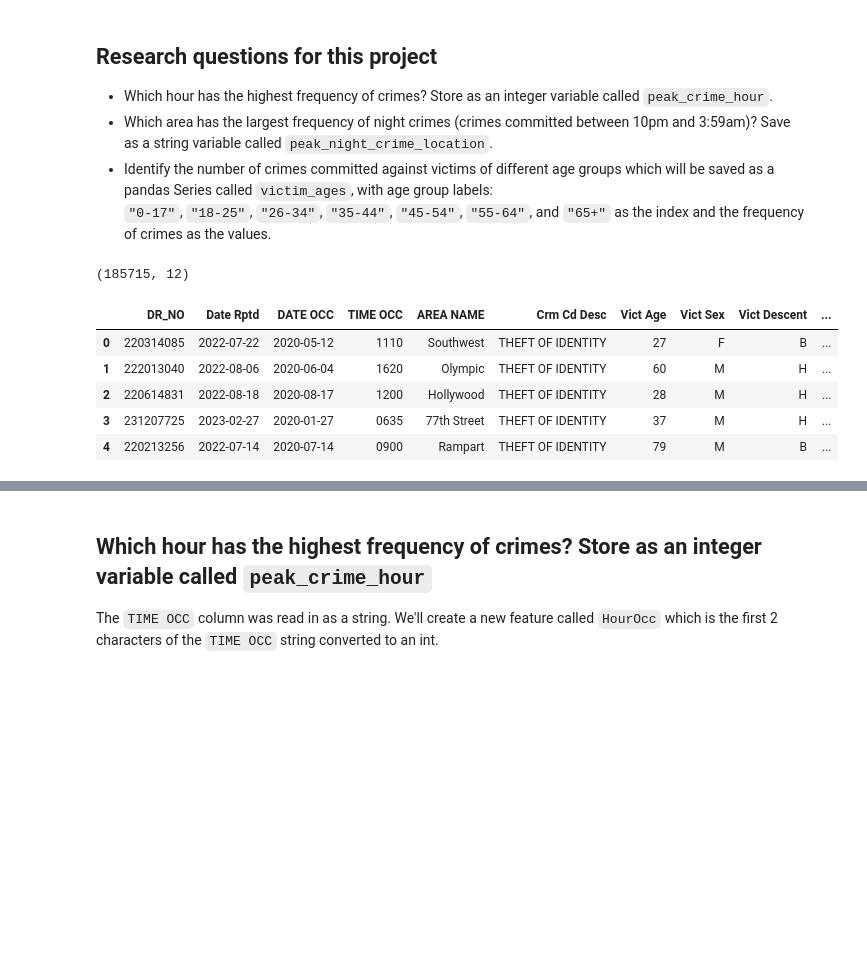
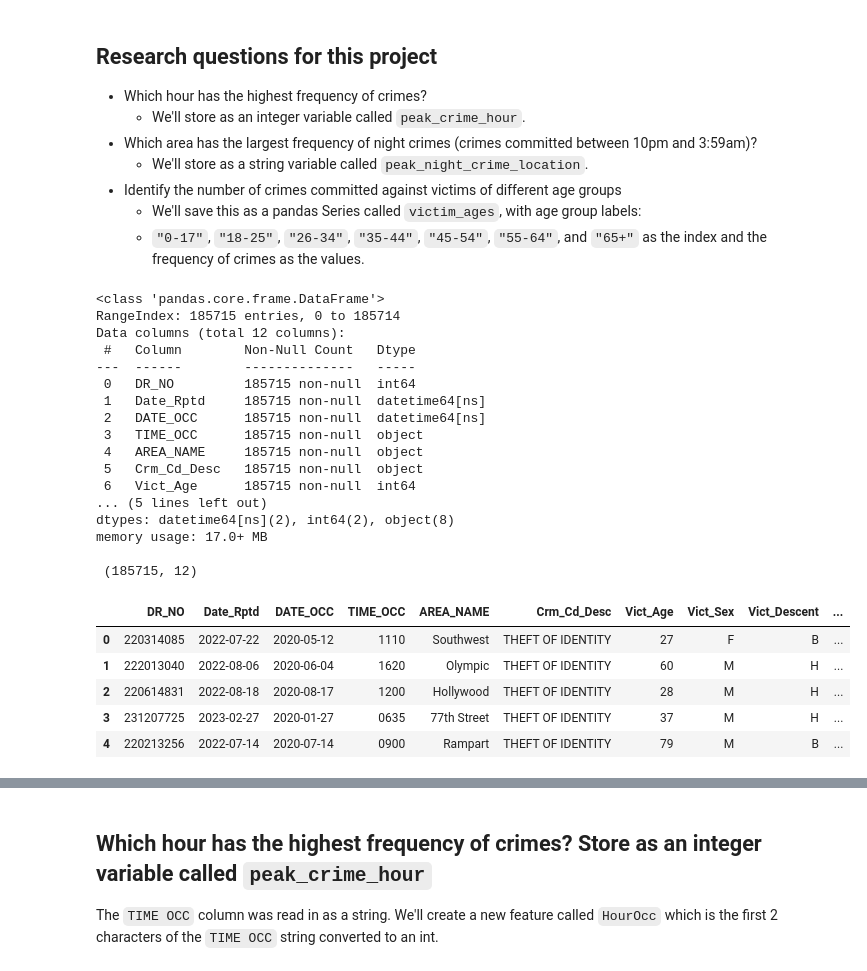
Before and after one commit to MichaelSzczepaniak/DSPortfolio, a Jupyter notebook: LA_crime/LA_crime.ipynb, the cells around one changed output, grey strips where cells are left out. Drawn from its saved outputs; the diff is of its cells as text; code cells hidden in the pictures; blank space fills up the shorter version.

```diff
--- a/LA_crime/LA_crime.ipynb
+++ b/LA_crime/LA_crime.ipynb
@@ -34,24 +36,44 @@ It is a modified version of the original data, which is publicly available from
 # %% [markdown]
 ## Research questions for this project
 
-+ Which hour has the highest frequency of crimes? Store as an integer variable called `peak_crime_hour`.
-+ Which area has the largest frequency of night crimes (crimes committed between 10pm and 3:59am)? Save as a string variable called `peak_night_crime_location`.
-+ Identify the number of crimes committed against victims of different age groups which will be saved as a pandas Series called `victim_ages`, with age group labels:
-  `"0-17"`, `"18-25"`, `"26-34"`, `"35-44"`, `"45-54"`, `"55-64"`, and `"65+"` as the index and the frequency of crimes as the values.
++ Which hour has the highest frequency of crimes?
+  - We'll store as an integer variable called `peak_crime_hour`.
++ Which area has the largest frequency of night crimes (crimes committed between 10pm and 3:59am)?
+  - We'll store as a string variable called `peak_night_crime_location`.
++ Identify the number of crimes committed against victims of different age groups
+  - We'll save this as a pandas Series called `victim_ages`, with age group labels:
+  - `"0-17"`, `"18-25"`, `"26-34"`, `"35-44"`, `"45-54"`, `"55-64"`, and `"65+"`
+    as the index and the frequency of crimes as the values.
 # %%
-# Re-run this cell
 # Import required libraries
 import pandas as pd
 import numpy as np
 import matplotlib.pyplot as plt
 import seaborn as sns
 # parse the 2 date cols on the read
-crimes = pd.read_csv("../data/la_crimes.csv", parse_dates=["Date Rptd", "DATE OCC"], dtype={"TIME OCC": str})
-print(crimes.shape)
+crimes = pd.read_csv("../data/la_crimes.csv", parse_dates=["Date_Rptd", "DATE_OCC"], dtype={"TIME_OCC": str})
+crimes.info()
+print('\n', crimes.shape, '\n')
 crimes.head()
 # %% [output]
-(185715, 12)
+<class 'pandas.core.frame.DataFrame'>
+RangeIndex: 185715 entries, 0 to 185714
+Data columns (total 12 columns):
+ #   Column        Non-Null Count   Dtype
+---  ------        --------------   -----
+ 0   DR_NO         185715 non-null  int64
+ 1   Date_Rptd     185715 non-null  datetime64[ns]
+ 2   DATE_OCC      185715 non-null  datetime64[ns]
+ 3   TIME_OCC      185715 non-null  object
+ 4   AREA_NAME     185715 non-null  object
+ 5   Crm_Cd_Desc   185715 non-null  object
+ 6   Vict_Age      185715 non-null  int64
+... (5 lines left out)
+dtypes: datetime64[ns](2), int64(2), object(8)
+memory usage: 17.0+ MB
+
+ (185715, 12)
-|  | DR_NO | Date Rptd | DATE OCC | TIME OCC | AREA NAME | Crm Cd Desc | Vict Age | Vict Sex | Vict Descent | ... |
+|  | DR_NO | Date_Rptd | DATE_OCC | TIME_OCC | AREA_NAME | Crm_Cd_Desc | Vict_Age | Vict_Sex | Vict_Descent | ... |
 | 0 | 220314085 | 2022-07-22 | 2020-05-12 | 1110 | Southwest | THEFT OF IDENTITY | 27 | F | B | ... |
 | 1 | 222013040 | 2022-08-06 | 2020-06-04 | 1620 | Olympic | THEFT OF IDENTITY | 60 | M | H | ... |
 | 2 | 220614831 | 2022-08-18 | 2020-08-17 | 1200 | Hollywood | THEFT OF IDENTITY | 28 | M | H | ... |
```
Also changed, not shown: parts of 8 cells of this notebook, 1 other file.
